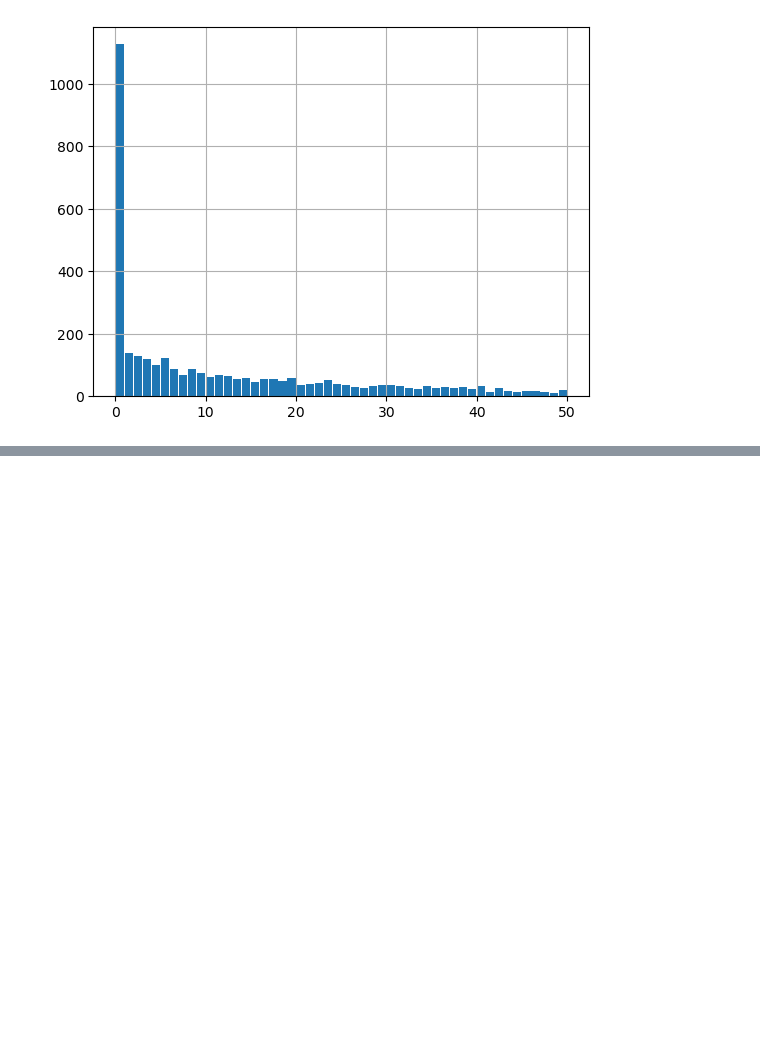
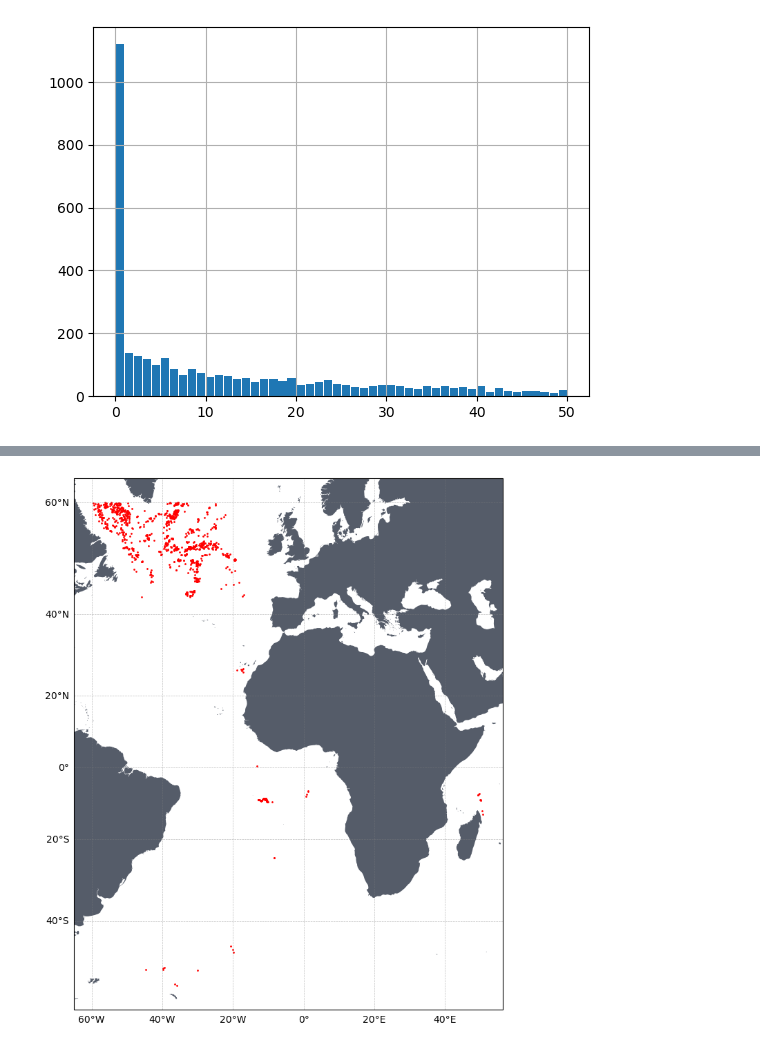
Before and after one commit to quai20/argobathy, a Jupyter notebook: deep/gebco_compare.ipynb, the cells around one changed output, grey strips where cells are left out. Cells and saved outputs as stored; diff of their text form; code cells hidden in the pictures; blank space fills up the shorter version.

```diff
--- a/deep/gebco_compare.ipynb
+++ b/deep/gebco_compare.ipynb
@@ -133,3 +123,6 @@ for i in range(len(gebco)):
     result = haversine_distances(np.radians([lat,lon]).reshape(1, -1), np.radians(around_points))
     # multiply by Earth radius to get kilometers
     dist_to_mb[i]=np.min(result)*6371000/1000
+# %%
+df1['mindist'] = xr.DataArray(dist_to_mb,dims='N_GRD')
+df1['tid'] = xr.DataArray(tid_val,dims='N_GRD')
@@ -173,0 +167,3 @@ for t in uc:
+# %%
+last = df1.where((df1['tid']==40)&(df1['mindist']>=10),drop=True)
+last
@@ -173,0 +188,13 @@ for t in uc:
+# %%
+fig=plt.figure(figsize=(12,10))
+ax = fig.add_subplot(1, 1, 1, projection=ccrs.Mercator())
+ax.add_feature(land_feature, edgecolor=None)
+ax.plot(last['LONGITUDE'],last['LATITUDE'],'.r', markersize=4, markeredgecolor='None', alpha=1, transform=ccrs.PlateCarree())
+gl = ax.gridlines(crs=ccrs.PlateCarree(), draw_labels=True,
+                  linewidth=0.5, color='gray', alpha=0.5, linestyle='--')
+gl.top_labels = False
+gl.right_labels = False
+gl.xformatter = LONGITUDE_FORMATTER
+gl.yformatter = LATITUDE_FORMATTER
+# %% [output]
+[figure, added]
```
Also changed, not shown: parts of 7 cells of this notebook, 16 other files.
